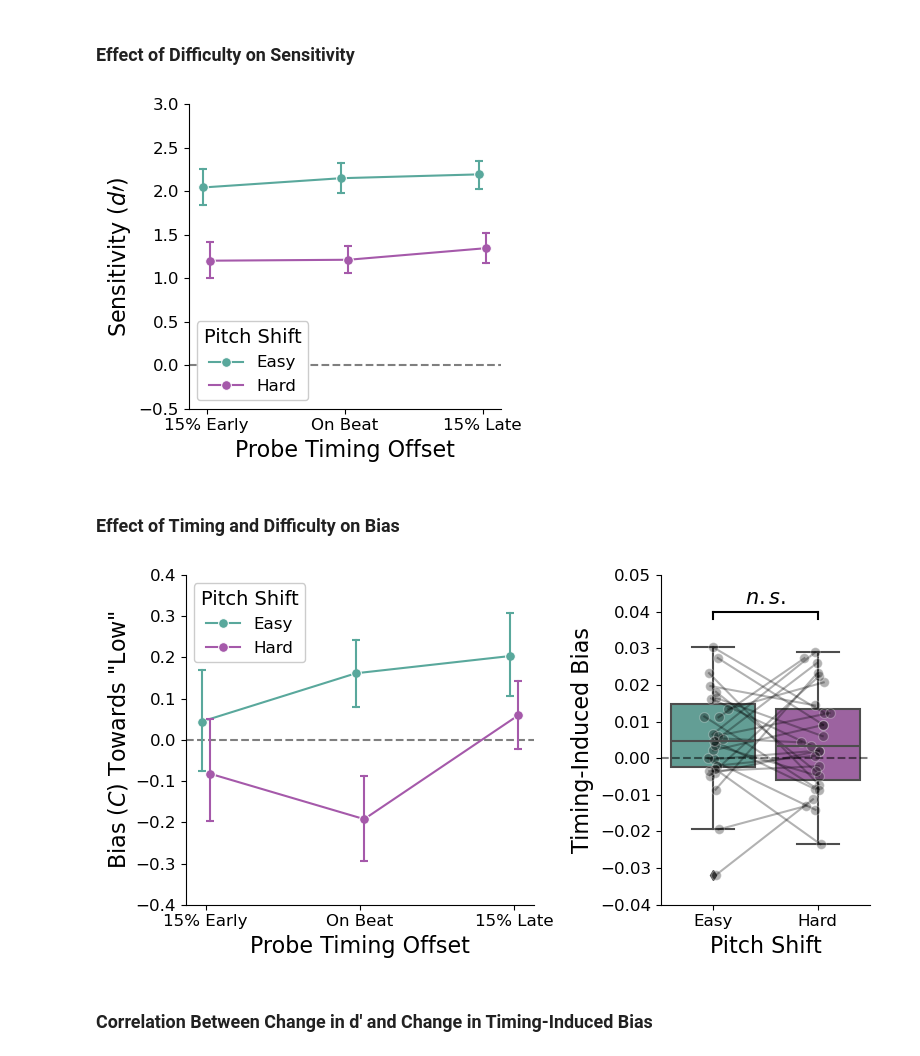
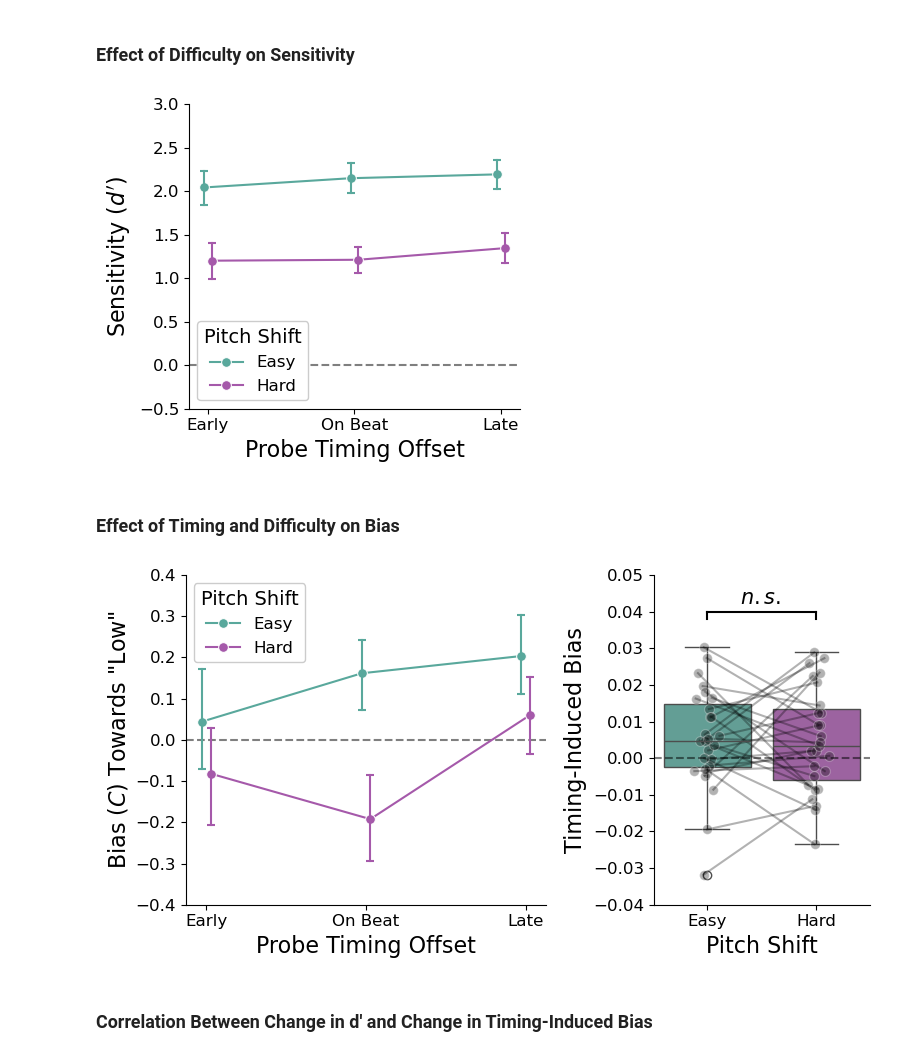
Before and after one commit to jpazdera/IllusoryPitch, a Jupyter notebook: E2/analysis/Analysis (IP-AD).ipynb, the cells around one changed output. Cells and saved outputs as stored; diff of their text form; code cells hidden in the pictures.

Commit message:
Revised figure labels

```diff
--- a/E2/analysis/Analysis (IP-AD).ipynb
+++ b/E2/analysis/Analysis (IP-AD).ipynb
@@ -101,12 +101,12 @@ scores = scores[scores.version >= 1.1]
 scores = scores[~np.isin(scores.subject, EXCLUDED)]
 
 # Load linear fits of bias
-fits = pd.read_csv(FITS_DATAFILE)
+fits = pd.read_csv(FITS_DATAFILE, low_memory=False)
 fits = fits[fits.version >= 1.1]
 fits = fits[~np.isin(fits.subject, EXCLUDED)]
 
 # Loftus & Masson (1994) method of plotting within-subject effects (for C and dprime)
-subj_means = scores.groupby(['subject']).mean().reset_index()
+subj_means = scores.groupby(['subject']).mean(numeric_only=True).reset_index()
 grand_mean = subj_means.mean()
 within_scores = scores.copy()
 for i, subj in enumerate(subj_means.subject):
@@ -131,9 +131,9 @@ sns.lineplot(x='interval', y='dprime', hue='shift_size', data=within_scores,
 # Sylize subplot
 plt.axhline(0, ls='--', c='k', alpha=.5)
 plt.legend(['Easy', 'Hard'], title='Pitch Shift', framealpha=1, loc='lower left')
-plt.ylabel('Sensitivity ($d\prime$)')
+plt.ylabel('Sensitivity ($d^\\prime$)')
 plt.xlabel('Probe Timing Offset')
-plt.xticks([425, 500, 575], ['15% Early', 'On Beat', '15% Late'])
+plt.xticks([425, 500, 575], ['Early', 'On Beat', 'Late'])
 plt.ylim(-0.5, 3)
 
 # Stylize figure and save
@@ -142,7 +142,7 @@ plt.tight_layout()
 plt.gcf().savefig('figures/dprime2.svg')
 plt.gcf().savefig('figures/dprime2.pdf')
 # %% [output]
-[figure, old version]
+[figure, new version]
 # %% [markdown]
 ### Effect of Timing and Difficulty on Bias
 # %%
@@ -165,40 +165,40 @@ plt.axhline(0, ls='--', c='k', alpha=.5, zorder=1)
 plt.legend(['Easy', 'Hard'], title='Pitch Shift', framealpha=1, loc='upper left')
 plt.ylabel('Bias ($C$) Towards "Low"')
 plt.xlabel('Probe Timing Offset')
-plt.xticks([425, 500, 575], ['15% Early', 'On Beat', '15% Late'])
+plt.xticks([425, 500, 575], ['Early', 'On Beat', 'Late'])
 plt.ylim(-.4, .4)
 
 ###
 # Timing-Induced Bias
 ###
 
 plt.subplot(grid[1])
 
-sns.boxplot(x='shift_size', y='C_slope', data=fits[fits.shift_size != 'pooled'], order=['1', '0.5'], palette=[color1, color2])
+sns.boxplot(x='shift_size', y='C_slope', hue='shift_size', data=fits[fits.shift_size != 'pooled'], order=['1', '0.5'], palette=[color1, color2], legend=False)
 shift_map = {'1': 0, '0.5': 1}
 for s in fits.subject.unique():
     sfits = fits[(fits.subject == s) & (fits.shift_size != 'pooled')]
     sns.lineplot(x=[shift_map[x] + np.random.normal(0, .045) for x in sfits.shift_size], y='C_slope', data=sfits,
                  color=text_color, alpha=.3, marker='o', ms=msize, lw=lw)
 plt.axhline(0, ls='--', alpha=.5, color=text_color)
 
 plt.text(.3, .042, '$n.s.$', fontsize=15)
 plt.plot([0, 1], [.04, .04], c=text_color)
 plt.plot([0, 0], [.038, .04], c=text_color)
 plt.plot([1, 1], [.038, .04], c=text_color)
 
 plt.xlabel('Pitch Shift')
 plt.ylabel('Timing-Induced Bias')
 plt.xticks([0, 1], ['Easy', 'Hard'])
 plt.ylim(-.04, .05)
 
 # Stylize figure and save
 plt.gcf().set_size_inches(8, 4.25)
 plt.tight_layout()
 plt.gcf().savefig('figures/bias2.svg')
 plt.gcf().savefig('figures/bias2.pdf')
 # %% [output]
-[figure, old version]
+[figure, new version]
 # %% [markdown]
 ### Correlation Between Change in d' and Change in Timing-Induced Bias
 # %%
```
Also changed, not shown: parts of 1 cell of this notebook, 9 other files.
